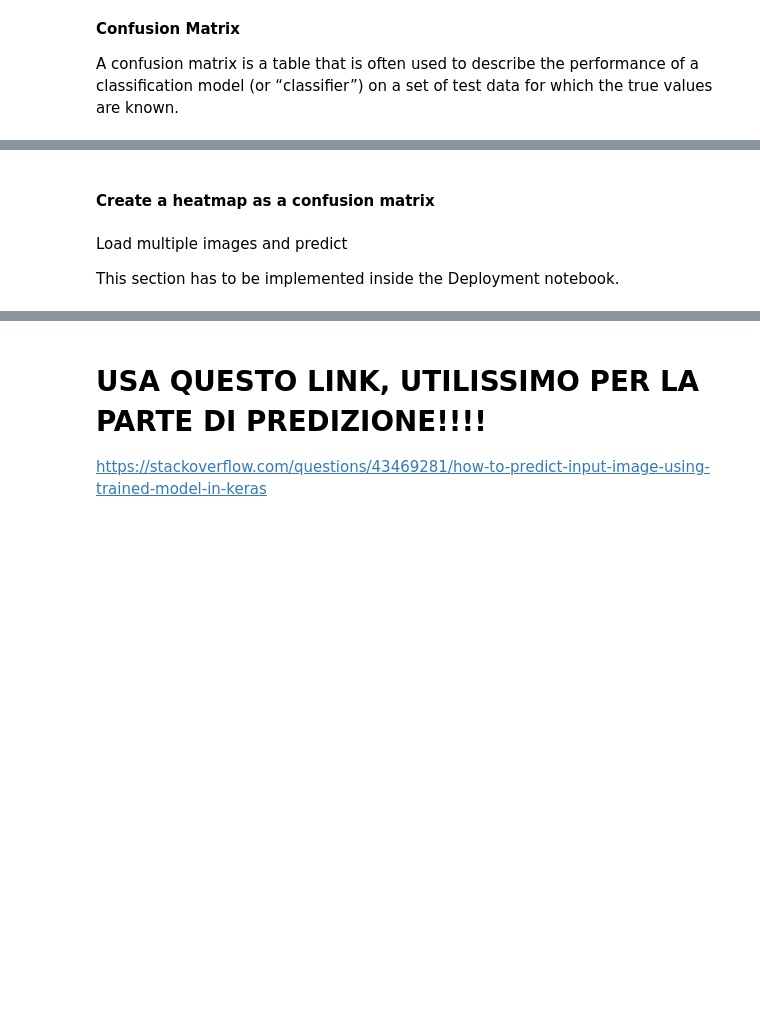
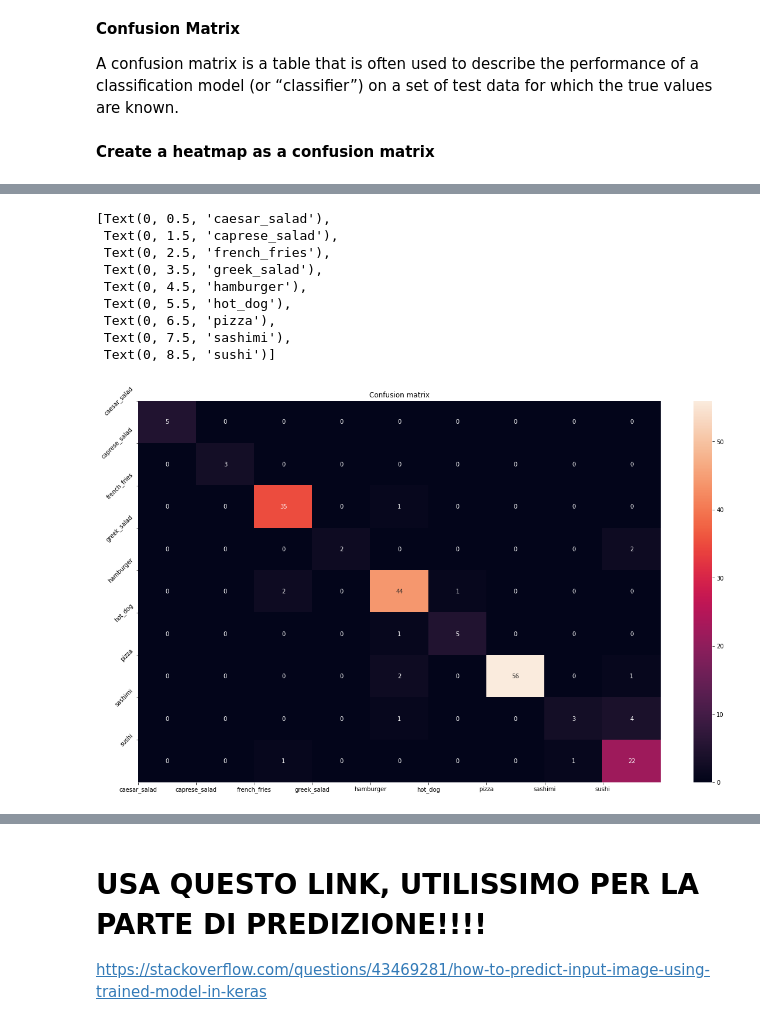
Before and after one commit to alessandro-maccario/DeepLearning-FoodRecognition, a Jupyter notebook: 2_FoDL_Food_Image_Classification_Model_Testing.ipynb, the cells around one changed output, grey strips where cells are left out. Cells and saved outputs as stored; diff of their text form; code cells hidden in the pictures; blank space fills up the shorter version.

```diff
--- a/2_FoDL_Food_Image_Classification_Model_Testing.ipynb
+++ b/2_FoDL_Food_Image_Classification_Model_Testing.ipynb
@@ -136,3 +218,3 @@ For testing and validation dataset: https://galaxyinferno.com/what-is-validation
 # %%
 # LOAD SAVED MODEL AND GET PATH FOR AN IMAGE
-best_model = load_model("mobilenetV2.h5")
+best_model = load_model("/content/gdrive/MyDrive/Data_Science_2020-2022/Secondo_anno_Secondo_Semestre/FoDL_Project/Project_Example_Food/saved_models/mobilenetV2.h5")
@@ -138,0 +223,9 @@ best_model = load_model("mobilenetV2.h5")
+# %%
+# BEST PARAMETERS
+batch_size_CV = 16
+optimizer_CV = 'SGD'
+learning_rate_CV = 0.001
+activation_CV = 'relu'
+
+# SE PERFORMANCE PEGGIORI, SECMPLICEMENTE STATE THE FACT AND PROCEED WITH TRANSFER LEARNING!
+# DECISIONE CHE PRENDI, NEL CASO, PROPRIO PER QUESTO MOTIVO!
@@ -138,0 +234,11 @@ best_model = load_model("mobilenetV2.h5")
+# %%
+val_datagen_mnetv2 = ImageDataGenerator(rescale=1./255)
+
+# TOGLIERE: USARE SOLO NEL NOTEBOOK DI TEST!
+val_generator = val_datagen_mnetv2.flow_from_directory(
+    base_path_val,
+    target_size=(224,224),
+    batch_size=batch_size_CV,
+    shuffle=False,
+    class_mode="categorical",
+    seed = SEED_VALUE)
@@ -151,7 +279,12 @@ print(classification_report(val_trues, val_preds))
 **Confusion Matrix**
 
 A confusion matrix is a table that is often used to describe the performance of a classification model (or “classifier”) on a set of test data for which the true values are known.
+# %% [markdown]
+**Create a heatmap as a confusion matrix**
 # %%
+#  VISUALIZATION OF THE CONFUSION MATRIX
+plt.figure(figsize=(20,12))
+
 # Y_pred = model_mobilenetv2.predict(val_generator, val_generator.n // val_generator.batch_size)
 Y_pred = best_model.predict(val_generator, val_generator.n // val_generator.batch_size)
 
@@ -160,4 +293,11 @@ val_trues = val_generator.classes
 
 # PRINT THE CONFUSION MATRIX
 cm = metrics.confusion_matrix(val_trues, val_preds)
-cm
+heatmap = sns.heatmap(cm, annot=True)
+heatmap.set_title('Confusion matrix')
+heatmap.set_xticks(range(len(xx))) # <--- set the ticks first
+heatmap.set_xticklabels(xx) # <--- then labels
+
+heatmap.set_yticks(range(len(yy)))
+heatmap.set_yticklabels(labels = (yy), rotation=45)
+# %% [output]
@@ -164,2 +306,10 @@ cm
+[Text(0, 0.5, 'caesar_salad'),
+ Text(0, 1.5, 'caprese_salad'),
+ Text(0, 2.5, 'french_fries'),
+ Text(0, 3.5, 'greek_salad'),
+ Text(0, 4.5, 'hamburger'),
+ Text(0, 5.5, 'hot_dog'),
+ Text(0, 6.5, 'pizza'),
+ Text(0, 7.5, 'sashimi'),
+ Text(0, 8.5, 'sushi')]
+[figure, added]
-# %% [markdown]
-#### Create a heatmap as a confusion matrix
@@ -232,4 +315,0 @@ food_path_list = [caprese,
-# %% [markdown]
-Load multiple images and predict
-
-This section has to be implemented inside the Deployment notebook.
```
Also changed, not shown: parts of 42 cells of this notebook, 2 other files.
